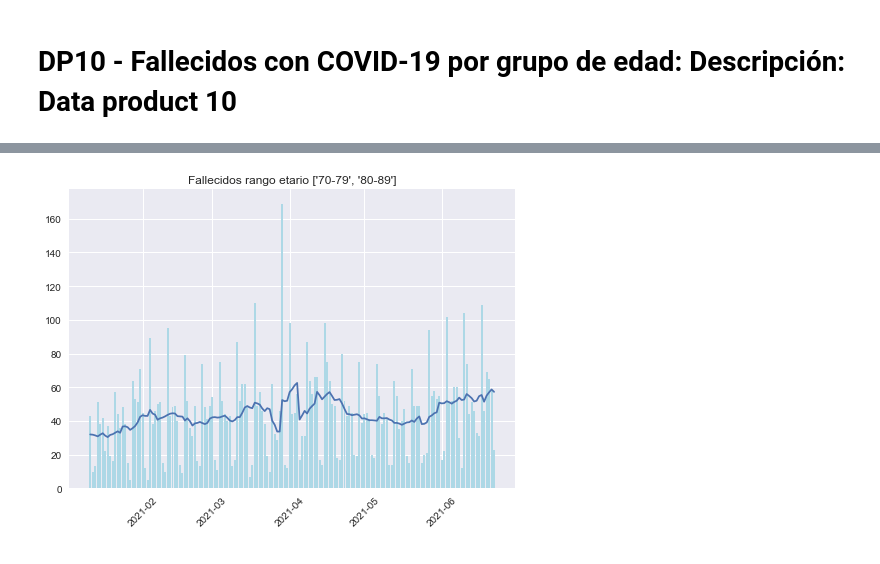
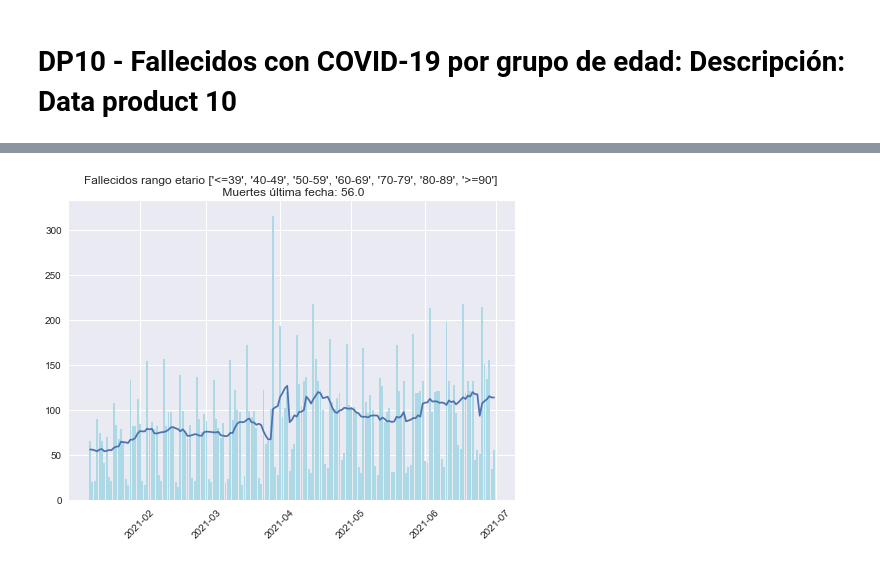
Before and after one commit to jignaciocastro8/covid-data, a Jupyter notebook: data_review.ipynb, the cells around one changed output, grey strips where cells are left out. Drawn from its saved outputs; the diff is of its cells as text; code cells hidden in the pictures.

```diff
--- a/data_review.ipynb
+++ b/data_review.ipynb
@@ -129,13 +129,13 @@ plt.show()
 # %%
 rangos =  ['<=39', '40-49', '50-59', '60-69', '70-79', '80-89', '>=90']
 start_date = datetime.datetime(2021, 1, 4)
-rangos = ['70-79', '80-89']
+#rangos = ['70-79', '80-89']
 
 since_start_date = fallecidos_etario[rangos][fallecidos_etario.index >= start_date]
 plt.bar(since_start_date.index[7:], since_start_date.sum(axis=1)[7:], color='lightblue')
 plt.plot(since_start_date.index[7:], since_start_date.sum(axis=1).rolling(window=7).mean()[7:])
 plt.xticks(rotation=45)
-plt.title('Fallecidos rango etario {}'.format(rangos))
+plt.title('Fallecidos rango etario {} \n Muertes última fecha: {}'.format(rangos, since_start_date.sum(axis=1)[-1]))
 plt.show()
 # %% [output]
-[figure, old version]
+[figure, new version]
```
Also changed, not shown: parts of 8 cells of this notebook.
